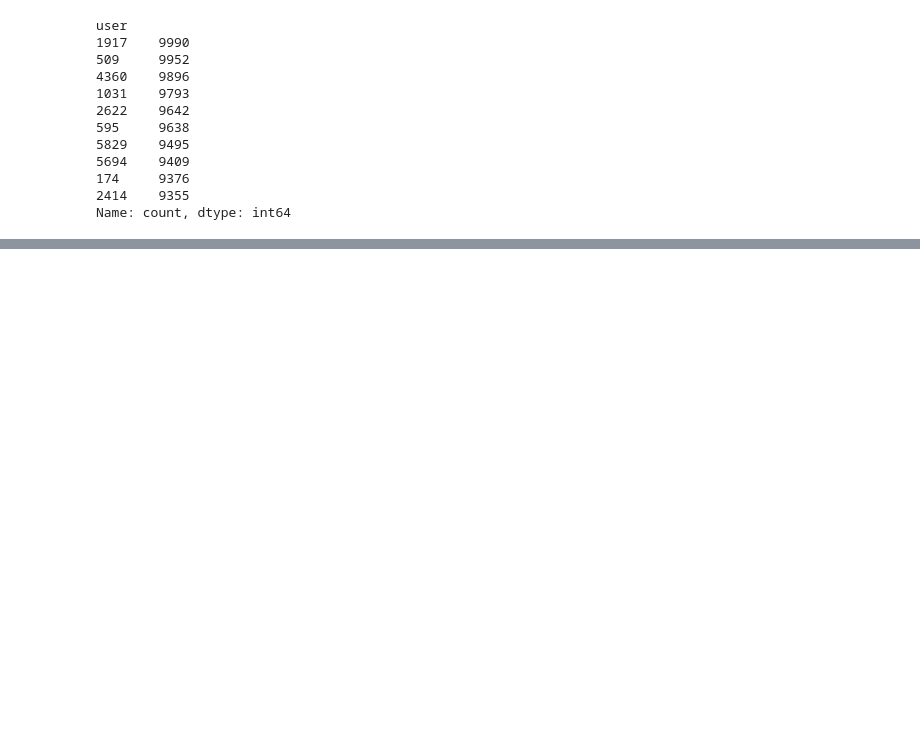
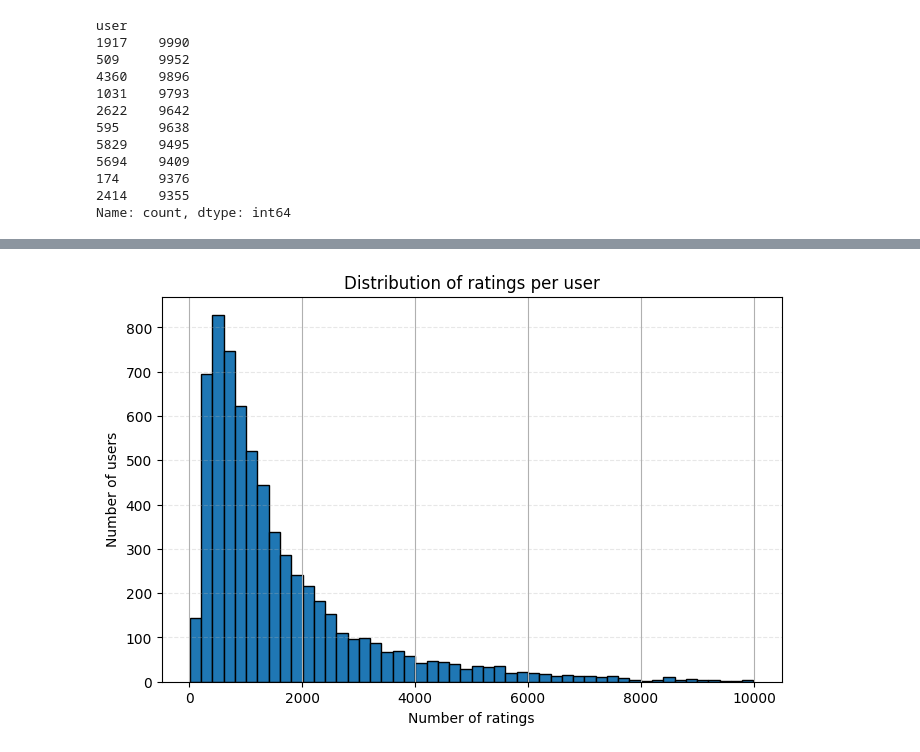
Before and after one commit to vishiblue/letterboxd-data-project, a Jupyter notebook: notebooks/01_data_loading.ipynb, the cells around one changed output, grey strips where cells are left out. Cells and saved outputs as stored; diff of their text form; code cells hidden in the pictures; blank space fills up the shorter version.

Commit message:
Updated the EDA with a n analisys of the participation in the platform, user behaviour and popularity dinamics

```diff
--- a/notebooks/01_data_loading.ipynb
+++ b/notebooks/01_data_loading.ipynb
@@ -161,0 +194,3 @@ Name: title, dtype: str
+# %%
+rating_per_user = ratings.groupby("user").size()
+rating_per_user.describe()
@@ -161,0 +207,12 @@ Name: title, dtype: str
+# %%
+rating_per_user.hist(bins=50, edgecolor="black", figsize=(8,5))
+
+plt.title("Distribution of ratings per user")
+plt.xlabel("Number of ratings")
+plt.ylabel("Number of users")
+
+plt.grid(axis="y", linestyle="--", alpha=0.3)
+
+plt.show()
+# %% [output]
+[figure, added]
```
Also changed, not shown: parts of 35 cells of this notebook.
